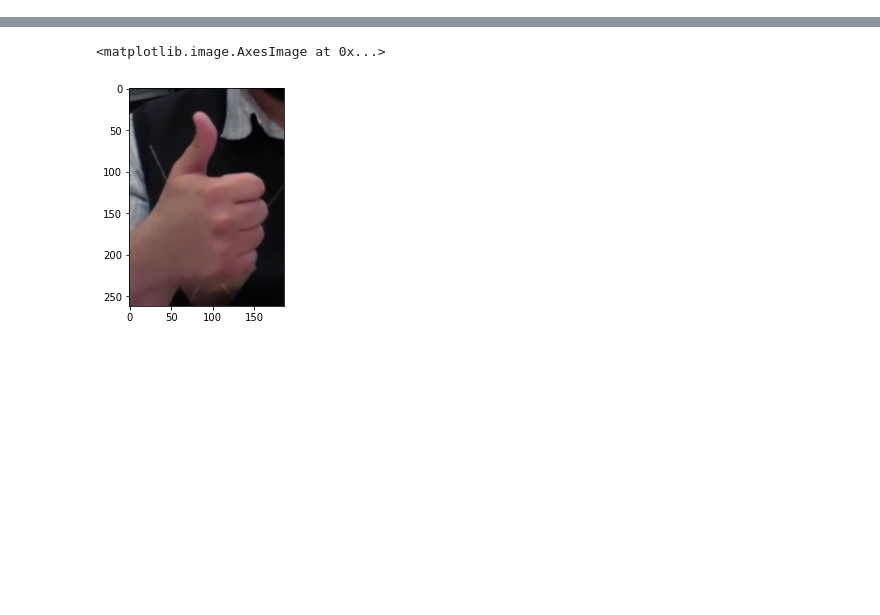
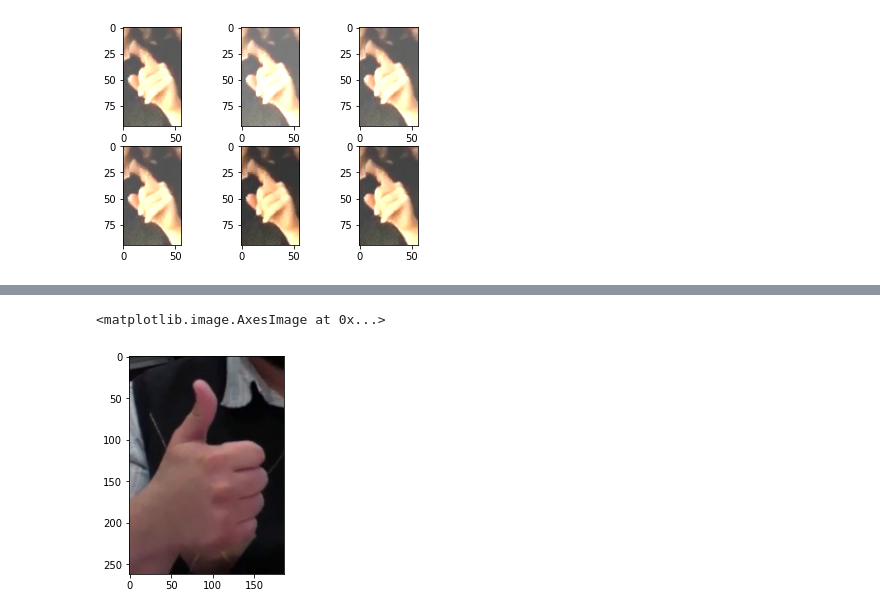
Before and after one commit to farbere/Runarljod, a Jupyter notebook: notes/data_synthesis_gallery.ipynb, the cells around one changed output, grey strips where cells are left out. Saved outputs shown, nothing was run; the diff lists cells and outputs as text; code cells hidden in the pictures; blank space fills up the shorter version.

```diff
--- a/notes/data_synthesis_gallery.ipynb
+++ b/notes/data_synthesis_gallery.ipynb
@@ -5,0 +40,9 @@ import matplotlib.pyplot as plt
+# %%
+# this works with uint8 inputs as well, with value_range=(0,255)
+# first argument is a fraction of black/white-out, or a pair of them if they're meant to be distinct
+lighter = tf.keras.layers.RandomBrightness((0.2,0.5), value_range=(0, 1))
+# %%
+for i in range(1,7):
+    plt.subplot(2,3,i), plt.imshow(lighter(img))
+# %% [output]
+[figure, added]
```
Also changed, not shown: parts of 19 cells of this notebook, 4 other files.
